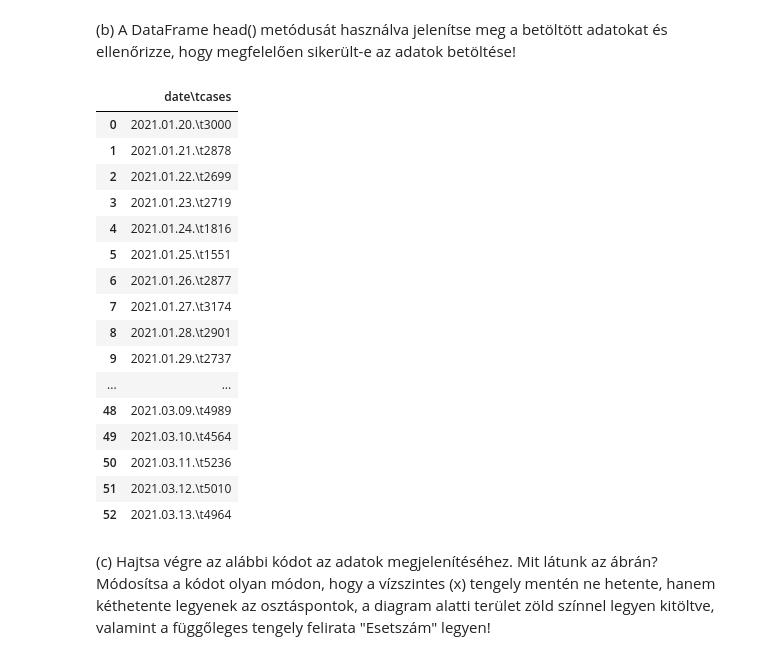
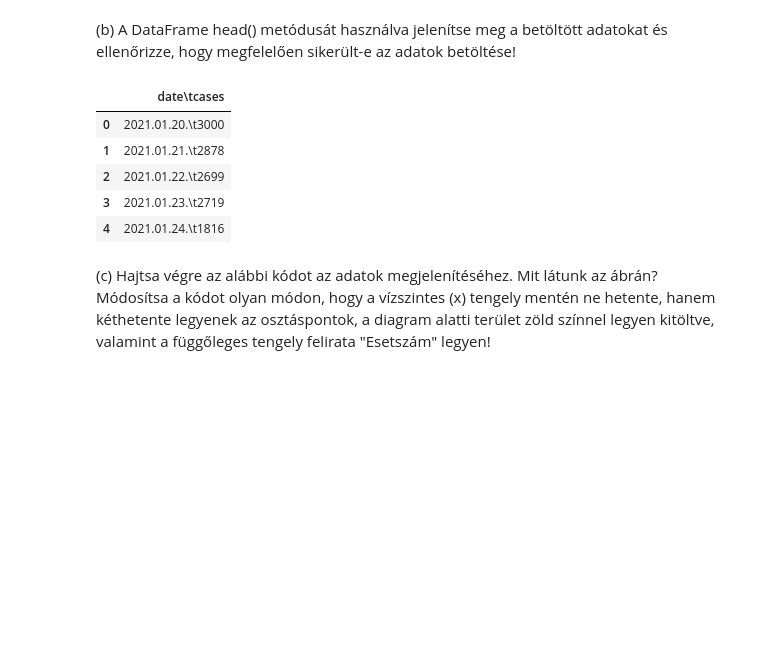
Before and after one commit to CaedesAeterna/IntelligensModszerekTantargy, a Jupyter notebook: LinearisRegresszio.ipynb, the cells around one changed output. Saved outputs shown, nothing was run; the diff lists cells and outputs as text; code cells hidden in the pictures; blank space fills up the shorter version.

```diff
--- a/LinearisRegresszio.ipynb
+++ b/LinearisRegresszio.ipynb
@@ -480,25 +480,14 @@ data = pd.read_csv('http://www.biointelligence.hu/mi/covid_data.txt',
 # %% [markdown]
 (b) A DataFrame head() metódusát használva jelenítse meg a betöltött adatokat és ellenőrizze, hogy megfelelően sikerült-e az adatok betöltése!
 # %%
-data
+data.head()
 # %% [output]
 |  | date\tcases |
 | 0 | 2021.01.20.\t3000 |
 | 1 | 2021.01.21.\t2878 |
 | 2 | 2021.01.22.\t2699 |
 | 3 | 2021.01.23.\t2719 |
 | 4 | 2021.01.24.\t1816 |
-| 5 | 2021.01.25.\t1551 |
-| 6 | 2021.01.26.\t2877 |
-| 7 | 2021.01.27.\t3174 |
-| 8 | 2021.01.28.\t2901 |
-| 9 | 2021.01.29.\t2737 |
-| ... | ... |
-| 48 | 2021.03.09.\t4989 |
-| 49 | 2021.03.10.\t4564 |
-| 50 | 2021.03.11.\t5236 |
-| 51 | 2021.03.12.\t5010 |
-| 52 | 2021.03.13.\t4964 |
 # %% [markdown]
 (c) Hajtsa végre az alábbi kódot az adatok megjelenítéséhez. Mit látunk az ábrán? Módosítsa a kódot olyan módon, hogy a vízszintes (x) tengely mentén ne hetente, hanem kéthetente legyenek az osztáspontok, a diagram alatti terület zöld színnel legyen kitöltve, valamint a függőleges tengely felirata "Esetszám" legyen!
 # %%
```
Also changed, not shown: parts of 1 cell of this notebook.
